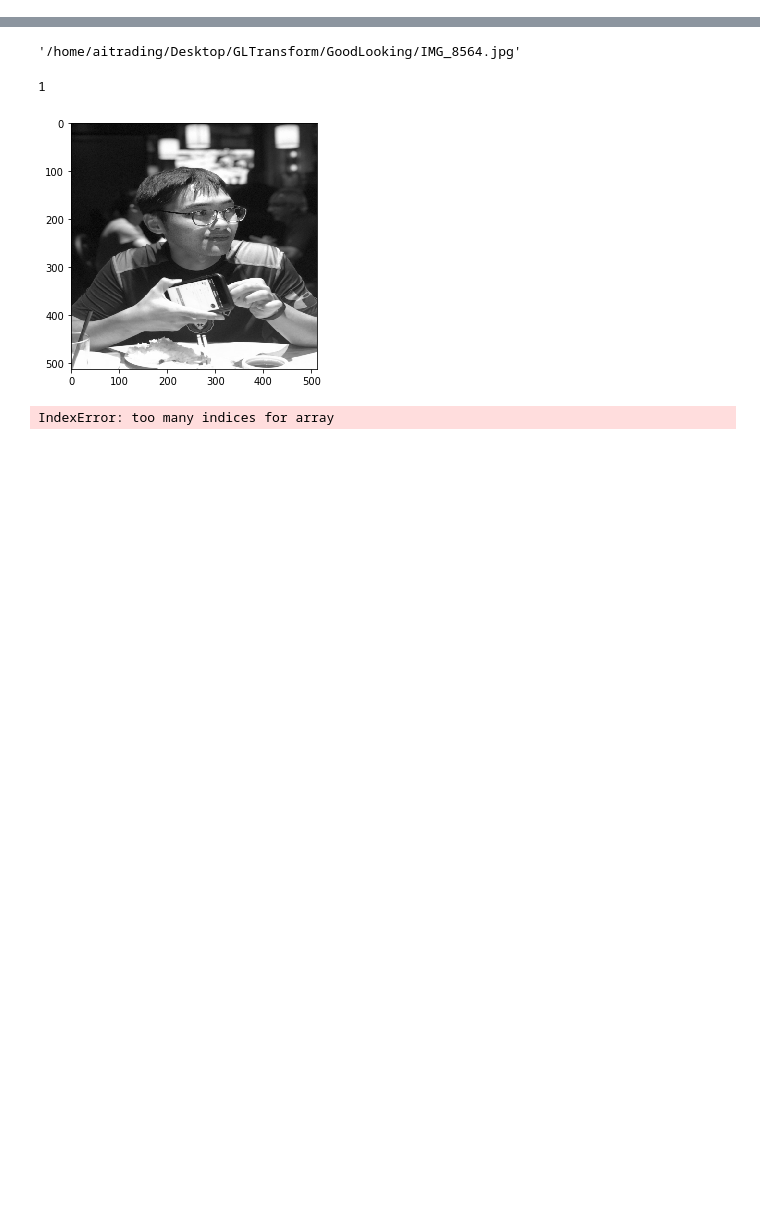
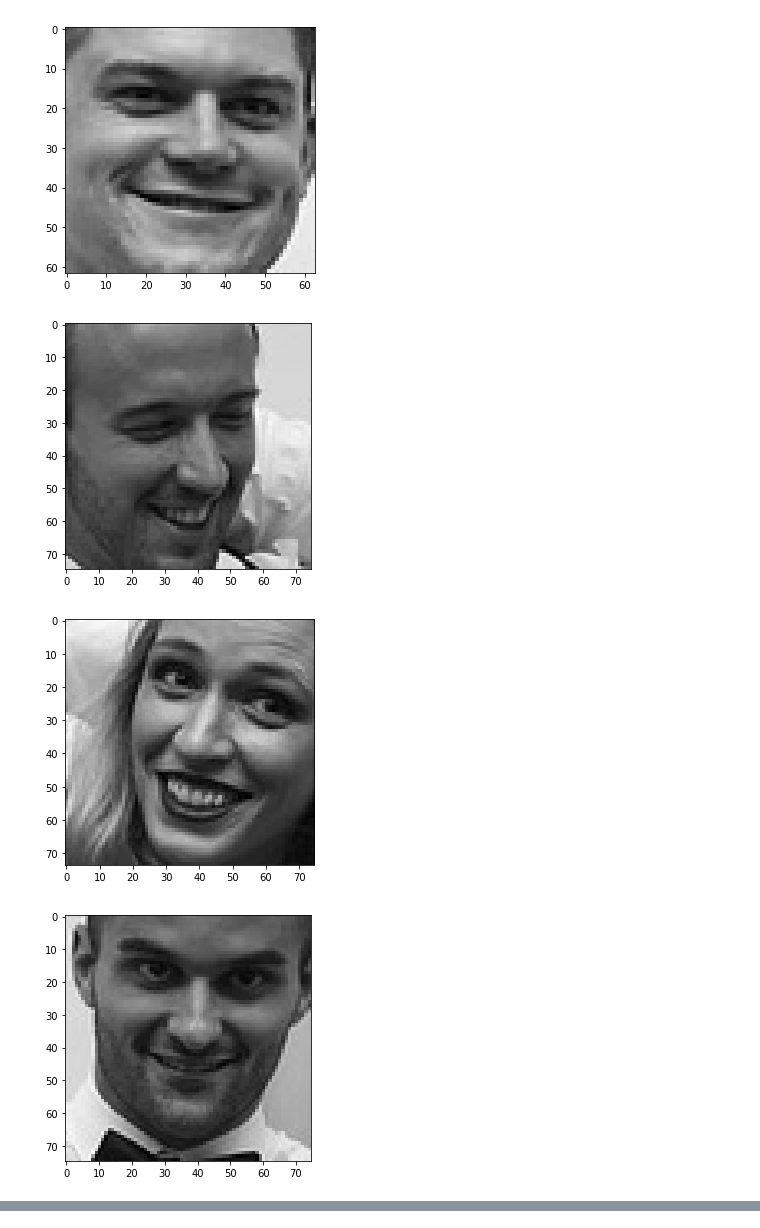
Before and after one commit to galaxydirector/VAE_CNN_replicate, a Jupyter notebook: PreProcessing.ipynb, the cells around one changed output, grey strips where cells are left out. Cells and saved outputs as stored; diff of their text form; code cells hidden in the pictures; blank space fills up the shorter version.

Commit message:
PreProcessing.ipynb
image pre-processing with face extraction

```diff
--- a/PreProcessing.ipynb
+++ b/PreProcessing.ipynb
@@ -26,0 +17,7 @@ jpg_files=glob(path.join(f_path,'*.jpg'))   # list
+# %%
+if not path.isdir('/Users/joecao/vae/data/'):
+    os.makedirs('')
+f_path='/Users/joecao/vae/data/'    # path of input data
+out_path1='/Users/joecao/vae/data/output/png/'   # path of output png
+out_path2='/Users/joecao/vae/data/output/npy/'   # path of output npy
+png_files=glob(path.join(f_path,'*.jpg'))   # list
@@ -27,14 +45,23 @@ jpg_files=glob(path.join(f_path,'*.jpg'))   # list
 # %%
-# img = io.imread('lena.png', as_gray=True)
-for n in tqdm(range(len(png_files))):
-    img_path=png_files[n]
+for k in tqdm(range(len(png_files))):
+    img_path=png_files[k]
     img_raw=io.imread(img_path)
-    if len(img_raw.shape)==1:
-        img_raw=img_raw[0]
-    img = color.rgb2gray(img_raw)
-    img_resized = resize(img, (512,512),anti_aliasing=False)
-    img_rescaled = ((img_resized)*255).astype(np.uint8)
-    np.save(out_path2+'img_np'+np.str(n), img_rescaled)
-    io.imsave(out_path1+'img'+np.str(n)+'.png',img_rescaled)
-#     io.imshow(img_rescaled,cmap='gray', vmin=0, vmax=255)
-#     plt.show()
+    detected_faces=detect_faces(img_raw)
+    for n, face_rect in enumerate(detected_faces):
+        face = Image.fromarray(img_raw).crop(face_rect)  # face: <class 'PIL.Image.Image'>
+        face_ndarr = np.array(face)
+        img = color.rgb2gray(face_ndarr)
+        img_minmax=(img-np.min(img))/(np.max(img)-np.min(img))
+        img_resized = resize(img_minmax, (512,512),anti_aliasing=False)
+        img_resized=img_minmax
+        img_rescaled = ((img_resized)*255).astype(np.uint8)
+        np.save(out_path2+'img_np'+np.str(k)+'_'+np.str(n), img_rescaled)
+        io.imsave(out_path1+'img'+np.str(k)+'_'+np.str(n)+'.png',img_rescaled)
+# comment the following two lines
+        io.imshow(img_rescaled,cmap='gray', vmin=0, vmax=255)
+        plt.show()
+# %% [output]
+[figure, added]
+[figure, added]
+[figure, added]
+[figure, added]
@@ -41,4 +68,0 @@ for n in tqdm(range(len(png_files))):
-# %%
-img_path
-# %% [output]
-'/home/aitrading/Desktop/GLTransform/GoodLooking/IMG_8564.jpg'
@@ -47,21 +68,0 @@ img2 = io.imread(img_path)
-# %%
-a=img2.shape
-len(a)
-# %% [output]
-1
-# %%
-img = color.rgb2gray(img2[0])
-img_resized = resize(img, (512,512),anti_aliasing=False)
-img_rescaled = ((img_resized)*255).astype(np.uint8)
-io.imshow(img_rescaled)
-plt.show()
-# %% [output]
-[figure, removed]
-# %%
-img = color.rgb2gray(img2[1])
-img_resized = resize(img, (512,512),anti_aliasing=False)
-img_rescaled = ((img_resized)*255).astype(np.uint8)
-io.imshow(img_rescaled)
-plt.show()
-# %% [output]
-IndexError: too many indices for array
```
Also changed, not shown: parts of 6 cells of this notebook.
